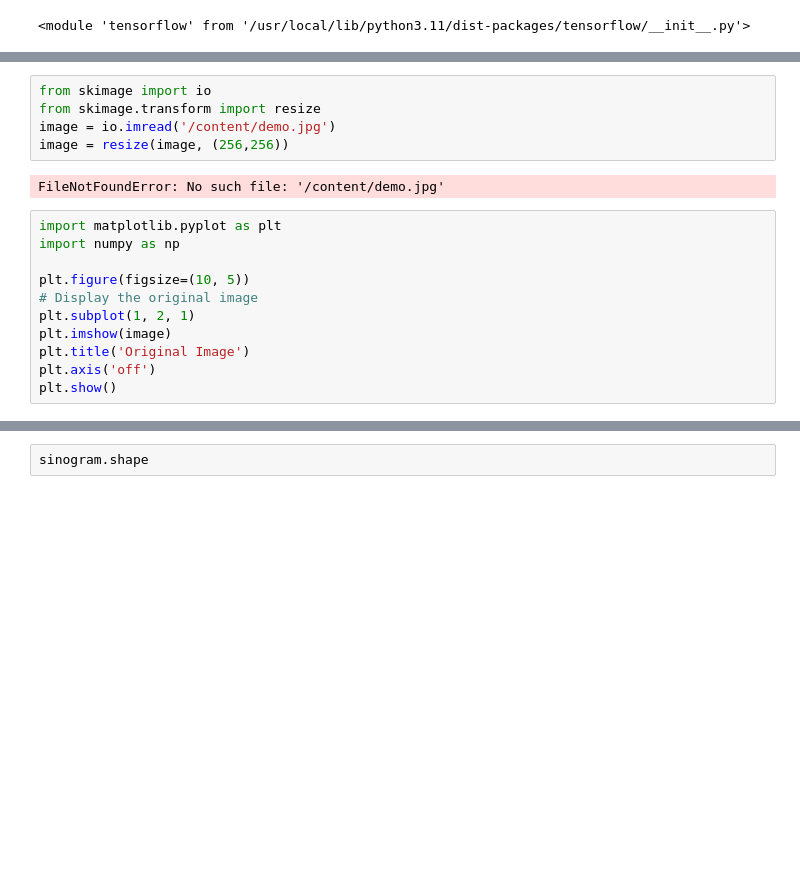
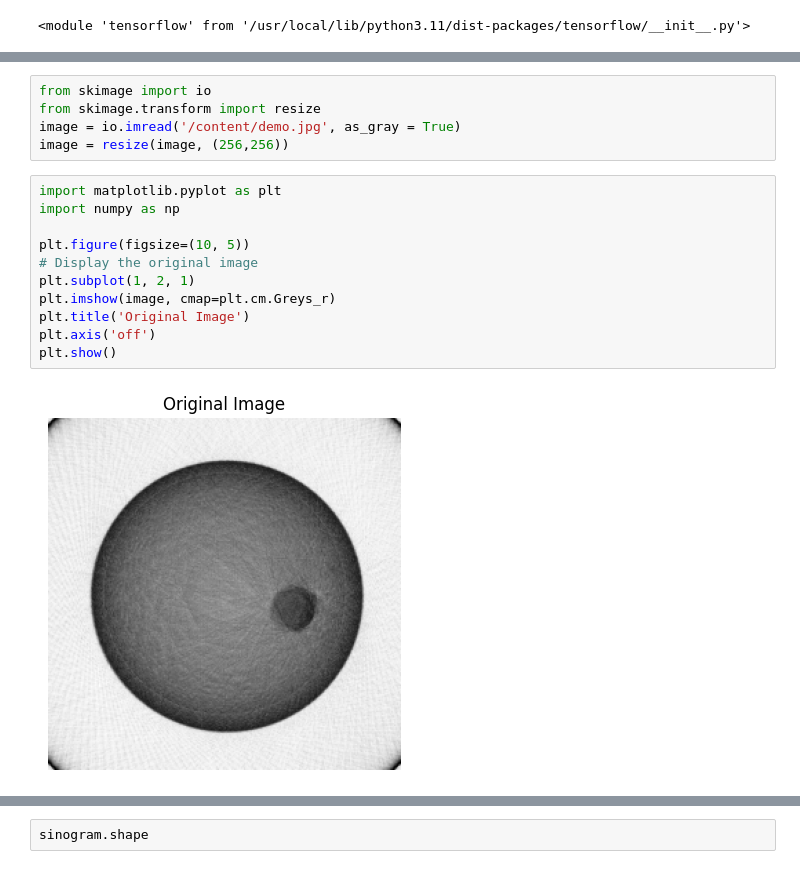
Before and after one commit to Bhar8at/DLR, a Jupyter notebook: model.ipynb, the cells around one changed output, grey strips where cells are left out. Drawn from its saved outputs; the diff is of its cells as text; blank space fills up the shorter version.

```diff
--- a/model.ipynb
+++ b/model.ipynb
@@ -32,21 +58,21 @@ def build_model(input_shape):
 # %%
 from skimage import io
 from skimage.transform import resize
-image = io.imread('/content/demo.jpg')
+image = io.imread('/content/demo.jpg', as_gray = True)
 image = resize(image, (256,256))
-# %% [output]
-FileNotFoundError: No such file: '/content/demo.jpg'
 # %%
 import matplotlib.pyplot as plt
 import numpy as np
 
 plt.figure(figsize=(10, 5))
 # Display the original image
 plt.subplot(1, 2, 1)
-plt.imshow(image)
+plt.imshow(image, cmap=plt.cm.Greys_r)
 plt.title('Original Image')
 plt.axis('off')
 plt.show()
+# %% [output]
+[figure, added]
 # %%
 image.shape
 # %% [output]
```
Also changed, not shown: parts of 14 cells of this notebook.
